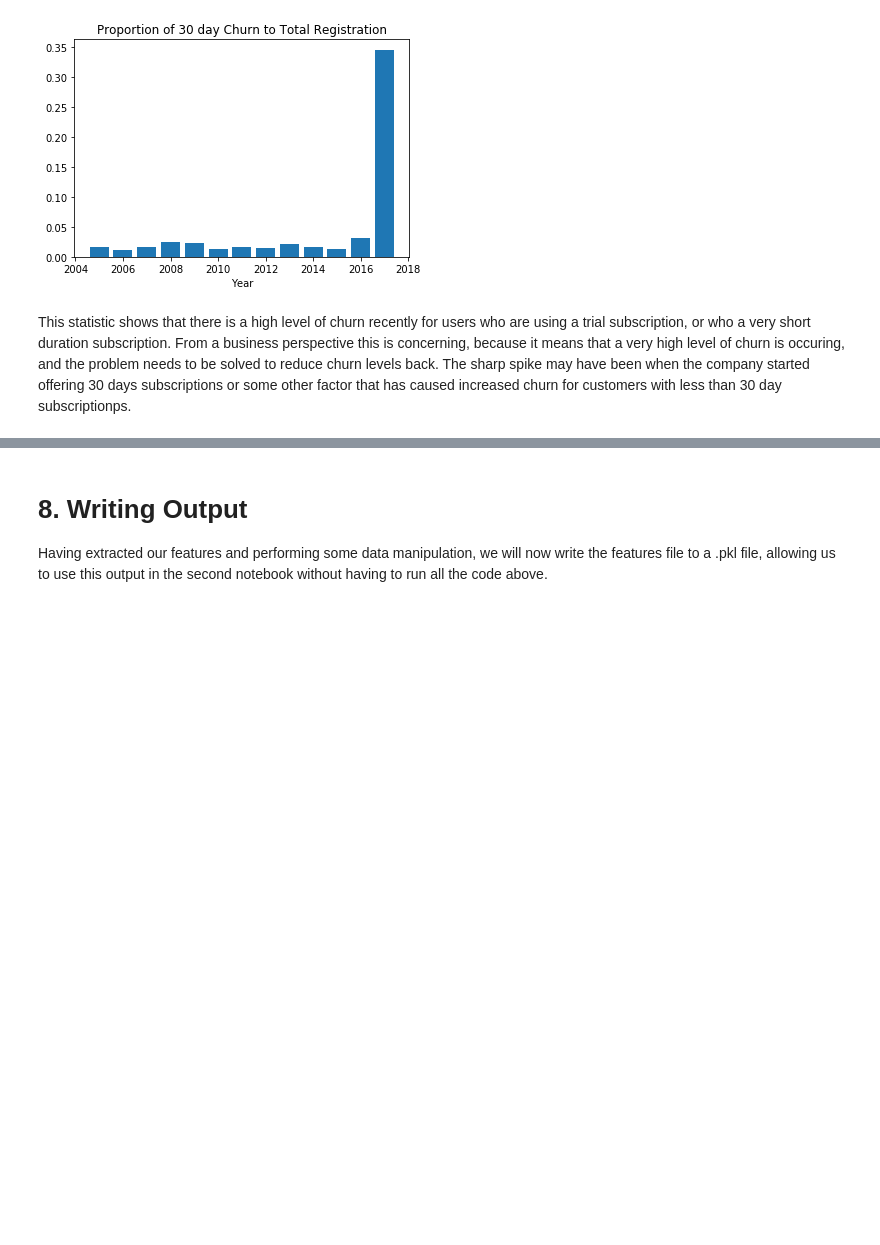
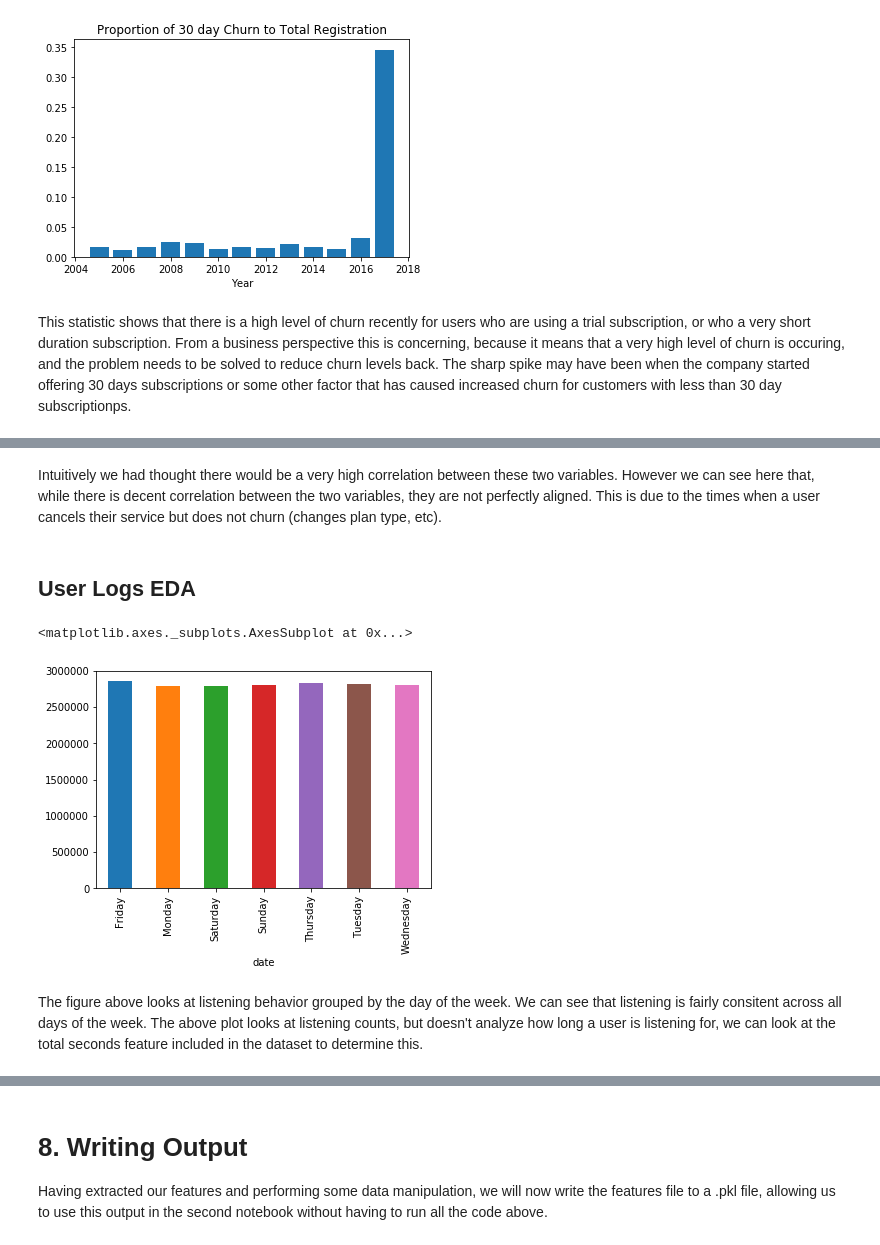
Before and after one commit to ajolson89/W207Fall2018Final, a Jupyter notebook: W207_FinalProj_01DataPrep_KennedyKhannaOlson_Final.ipynb, the cells around one changed output, grey strips where cells are left out. Cells and saved outputs as stored; diff of their text form; code cells hidden in the pictures; blank space fills up the shorter version.

```diff
--- a/W207_FinalProj_01DataPrep_KennedyKhannaOlson_Final.ipynb
+++ b/W207_FinalProj_01DataPrep_KennedyKhannaOlson_Final.ipynb
@@ -796,0 +811,11 @@ This statistic shows that there is a high level of churn recently for users who
+# %% [markdown]
+Intuitively we had thought there would be a very high correlation between these two variables. However we can see here that, while there is decent correlation between the two variables, they are not perfectly aligned. This is due to the times when a user cancels their service but does not churn (changes plan type, etc).
+# %% [markdown]
+## User Logs EDA
+# %%
+user_logs['num_unq'].groupby(user_logs['date'].dt.weekday_name).count().plot(kind = 'bar')
+# %% [output]
+<matplotlib.axes._subplots.AxesSubplot at 0x...>
+[figure, added]
+# %% [markdown]
+The figure above looks at listening behavior grouped by the day of the week. We can see that listening is fairly consitent across all days of the week. The above plot looks at listening counts, but doesn't analyze how long a user is listening for, we can look at the total seconds feature included in the dataset to determine this.
```
Also changed, not shown: parts of 40 cells of this notebook.
